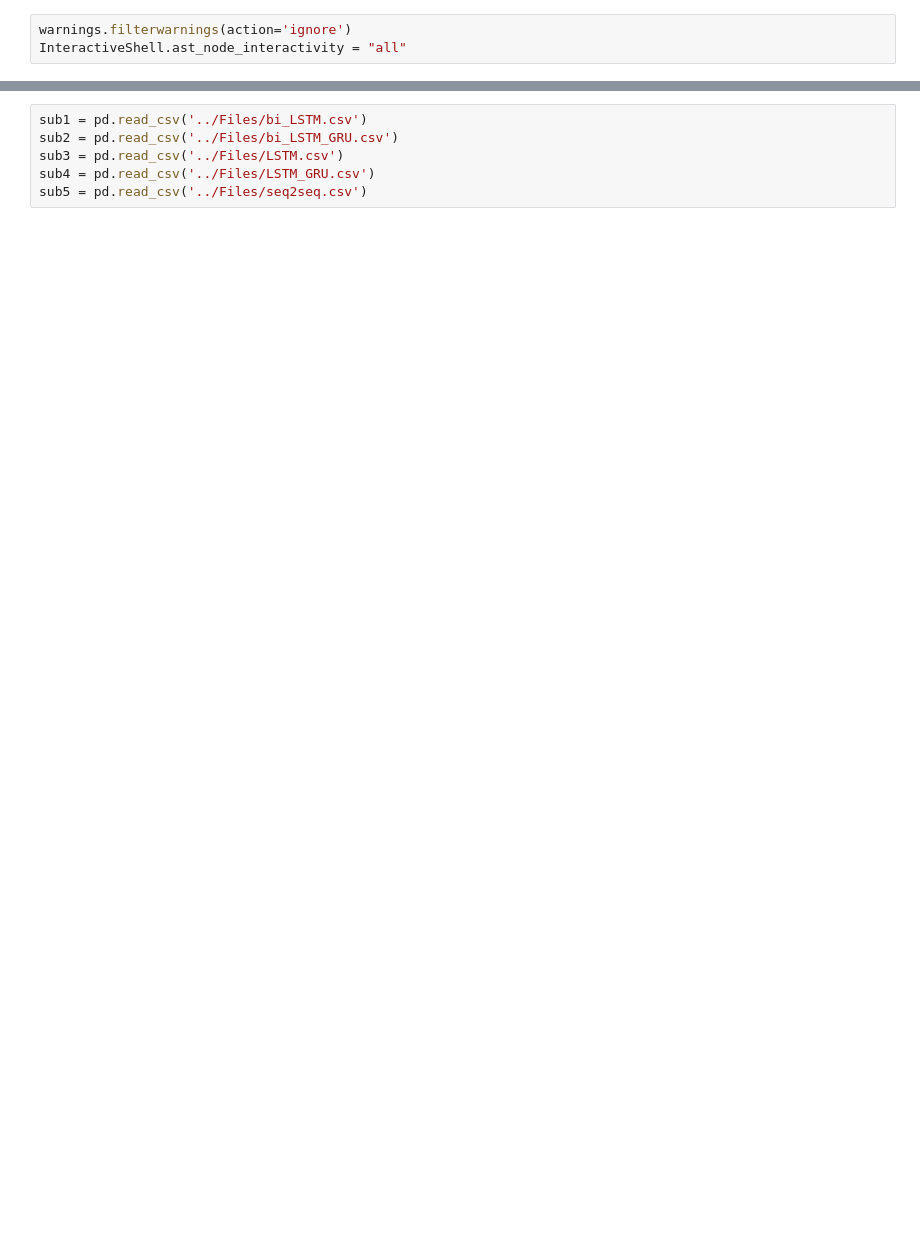
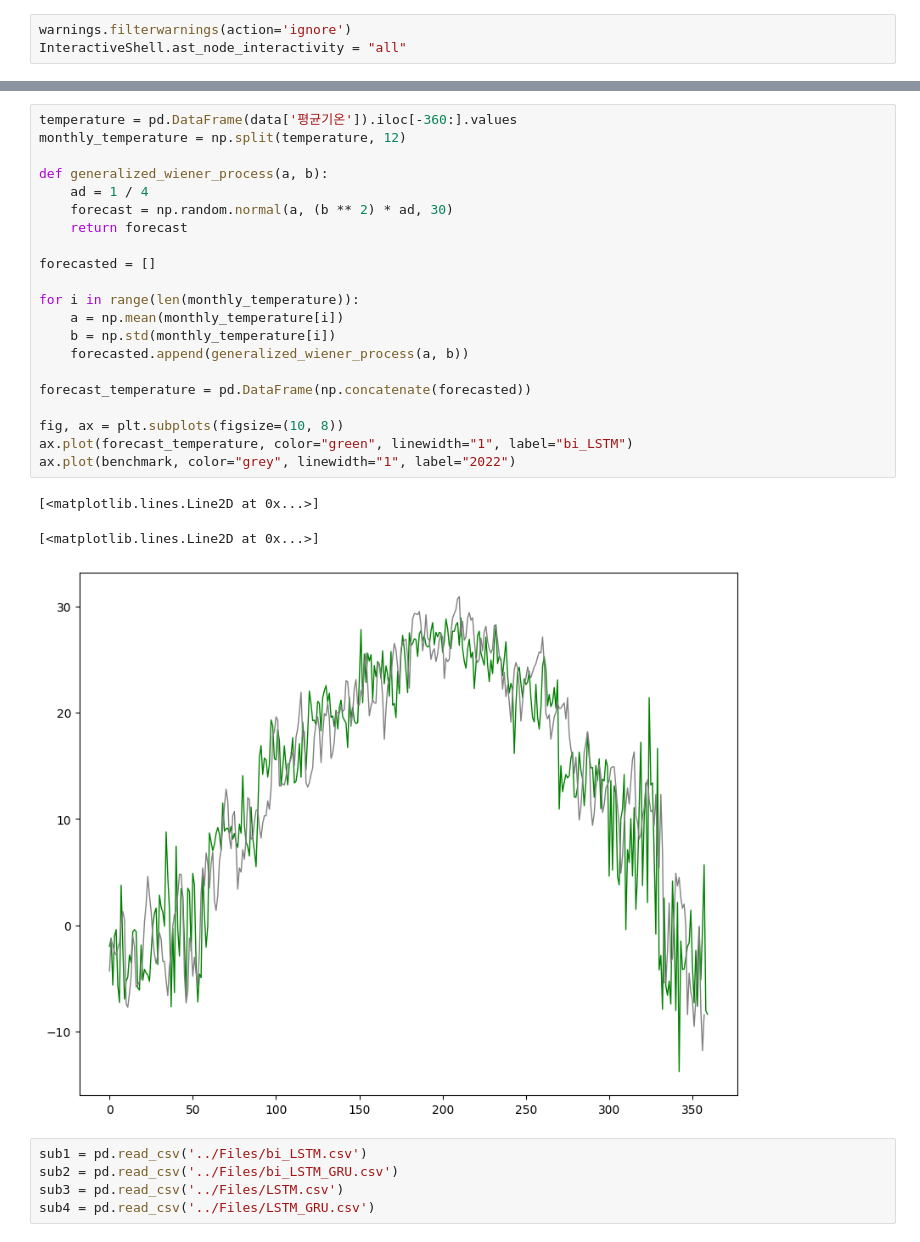
Before and after one commit to kimjuhwan1234/Bigdata_Analysis, a Jupyter notebook: Codes/EDA.ipynb, the cells around one changed output, grey strips where cells are left out. Cells and saved outputs as stored; diff of their text form; blank space fills up the shorter version.

```diff
--- a/Codes/EDA.ipynb
+++ b/Codes/EDA.ipynb
@@ -21,9 +37,33 @@ benchmark=benchmark.iloc[:358]
+# %%
+temperature = pd.DataFrame(data['평균기온']).iloc[-360:].values
+monthly_temperature = np.split(temperature, 12)
+
+def generalized_wiener_process(a, b):
+    ad = 1 / 4
+    forecast = np.random.normal(a, (b ** 2) * ad, 30)
+    return forecast
+
+forecasted = []
+
+for i in range(len(monthly_temperature)):
+    a = np.mean(monthly_temperature[i])
+    b = np.std(monthly_temperature[i])
+    forecasted.append(generalized_wiener_process(a, b))
+
+forecast_temperature = pd.DataFrame(np.concatenate(forecasted))
+
+fig, ax = plt.subplots(figsize=(10, 8))
+ax.plot(forecast_temperature, color="green", linewidth="1", label="bi_LSTM")
+ax.plot(benchmark, color="grey", linewidth="1", label="2022")
+# %% [output]
+[<matplotlib.lines.Line2D at 0x...>]
+[<matplotlib.lines.Line2D at 0x...>]
+[figure, added]
 # %%
 sub1 = pd.read_csv('../Files/bi_LSTM.csv')
 sub2 = pd.read_csv('../Files/bi_LSTM_GRU.csv')
 sub3 = pd.read_csv('../Files/LSTM.csv')
 sub4 = pd.read_csv('../Files/LSTM_GRU.csv')
-sub5 = pd.read_csv('../Files/seq2seq.csv')
 # %%
 date_time = pd.to_datetime(sub1['Date'], format='%Y-%m-%d')
 X = date_time
```
Also changed, not shown: parts of 8 cells of this notebook, 9 other files.
